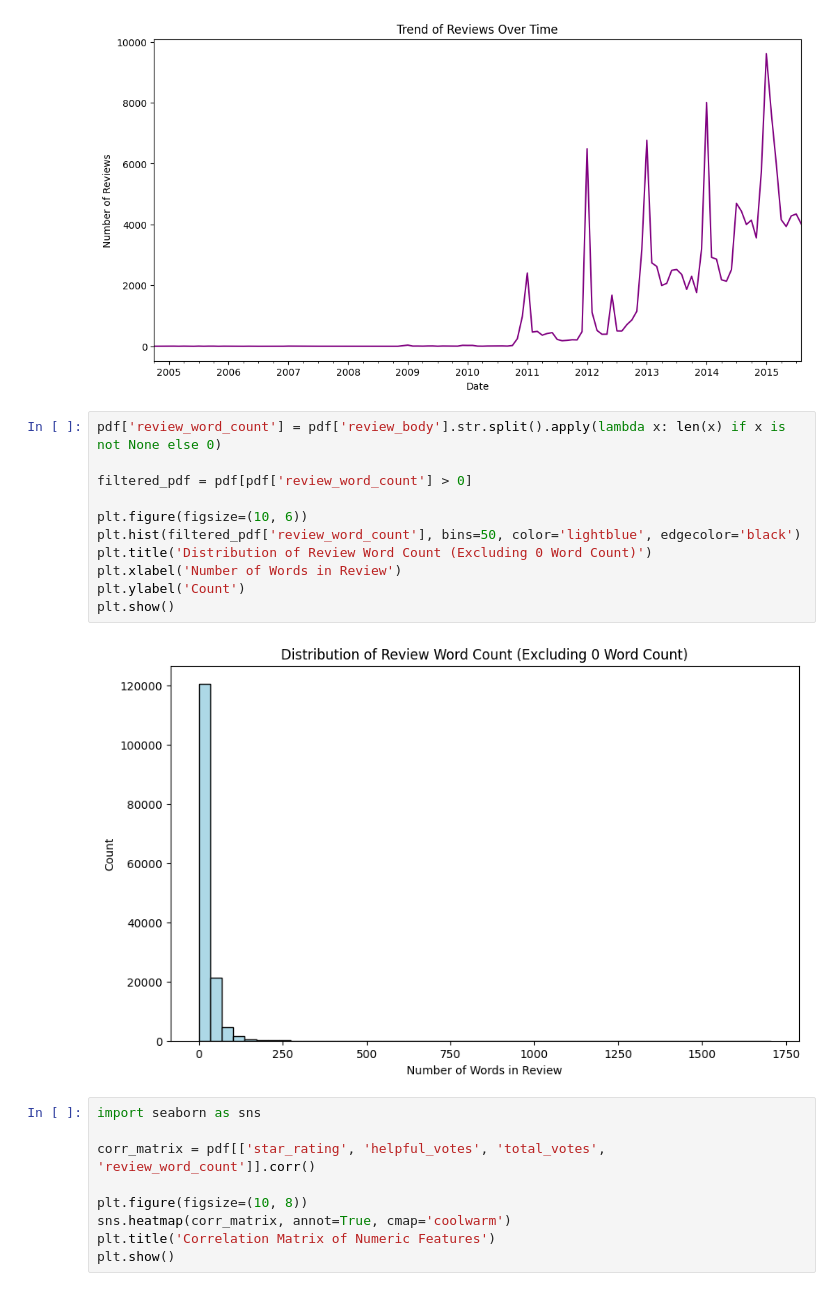
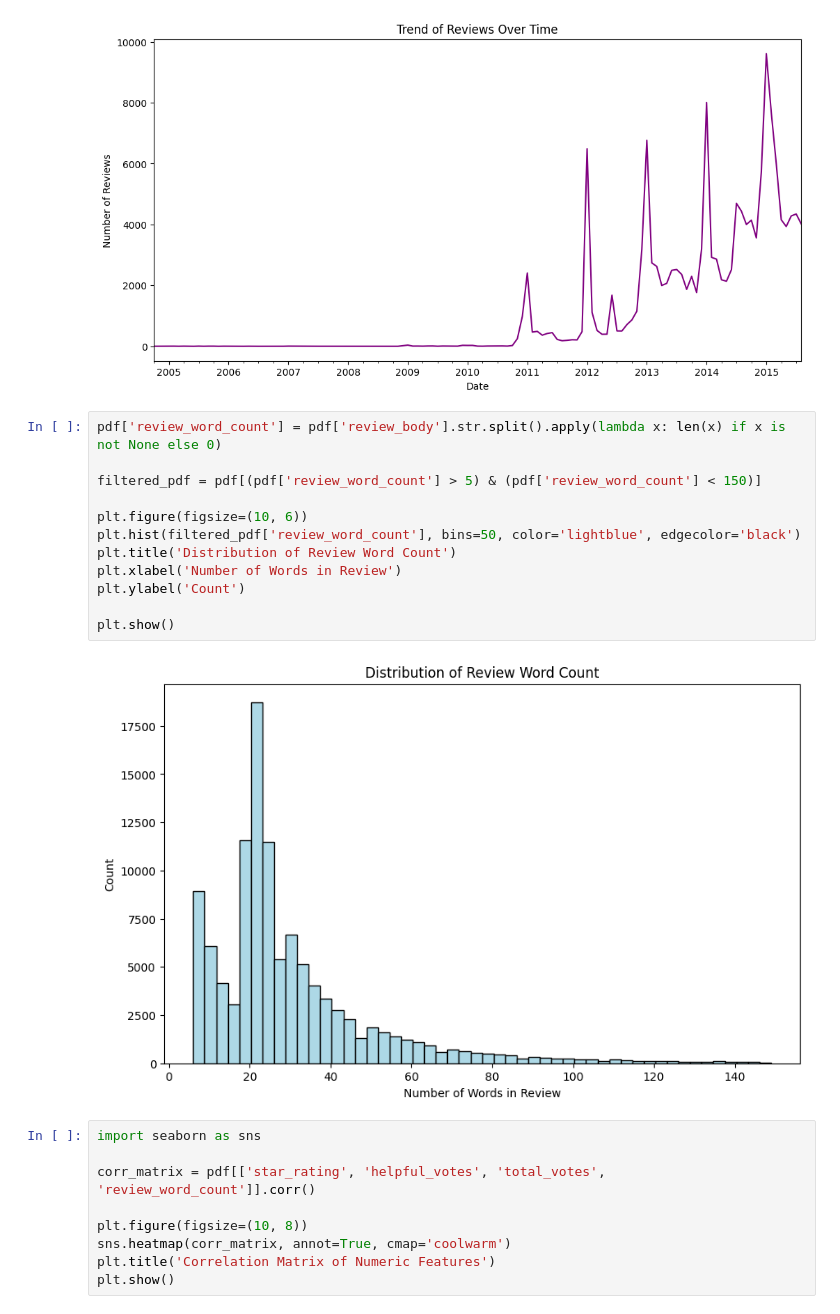
Before and after one commit to ochesanum/Analyse-Amazon-Customer-Reviews, a Jupyter notebook: amazon.ipynb, the cells around one changed output. Saved outputs shown, nothing was run; the diff lists cells and outputs as text.

```diff
--- a/amazon.ipynb
+++ b/amazon.ipynb
@@ -152,16 +152,17 @@ plt.show()
 # %%
 pdf['review_word_count'] = pdf['review_body'].str.split().apply(lambda x: len(x) if x is not None else 0)
 
-filtered_pdf = pdf[pdf['review_word_count'] > 0]
+filtered_pdf = pdf[(pdf['review_word_count'] > 5) & (pdf['review_word_count'] < 150)]
 
 plt.figure(figsize=(10, 6))
 plt.hist(filtered_pdf['review_word_count'], bins=50, color='lightblue', edgecolor='black')
-plt.title('Distribution of Review Word Count (Excluding 0 Word Count)')
+plt.title('Distribution of Review Word Count')
 plt.xlabel('Number of Words in Review')
 plt.ylabel('Count')
+
 plt.show()
 # %% [output]
-[figure, old version]
+[figure, new version]
 # %%
 import seaborn as sns
 
```
Also changed, not shown: parts of 6 cells of this notebook.
